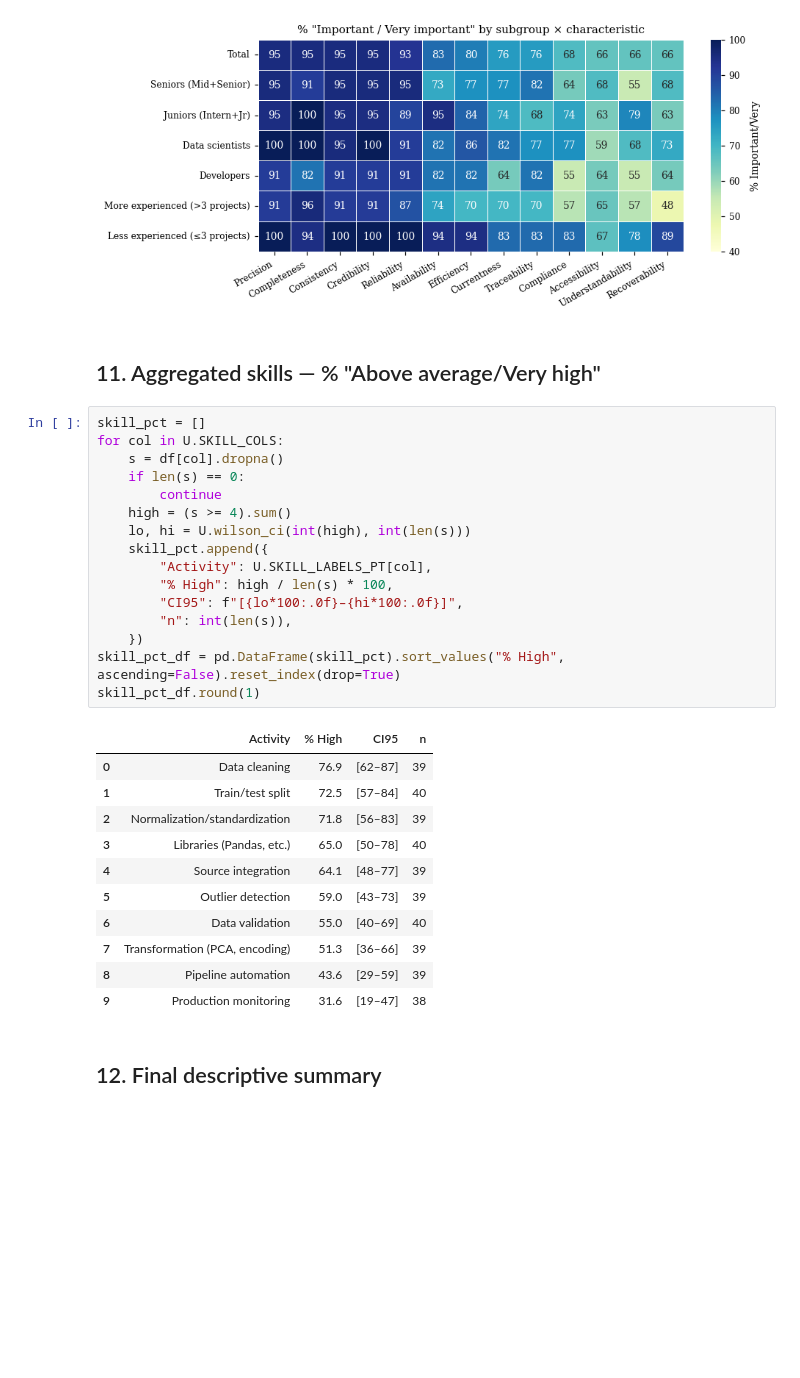
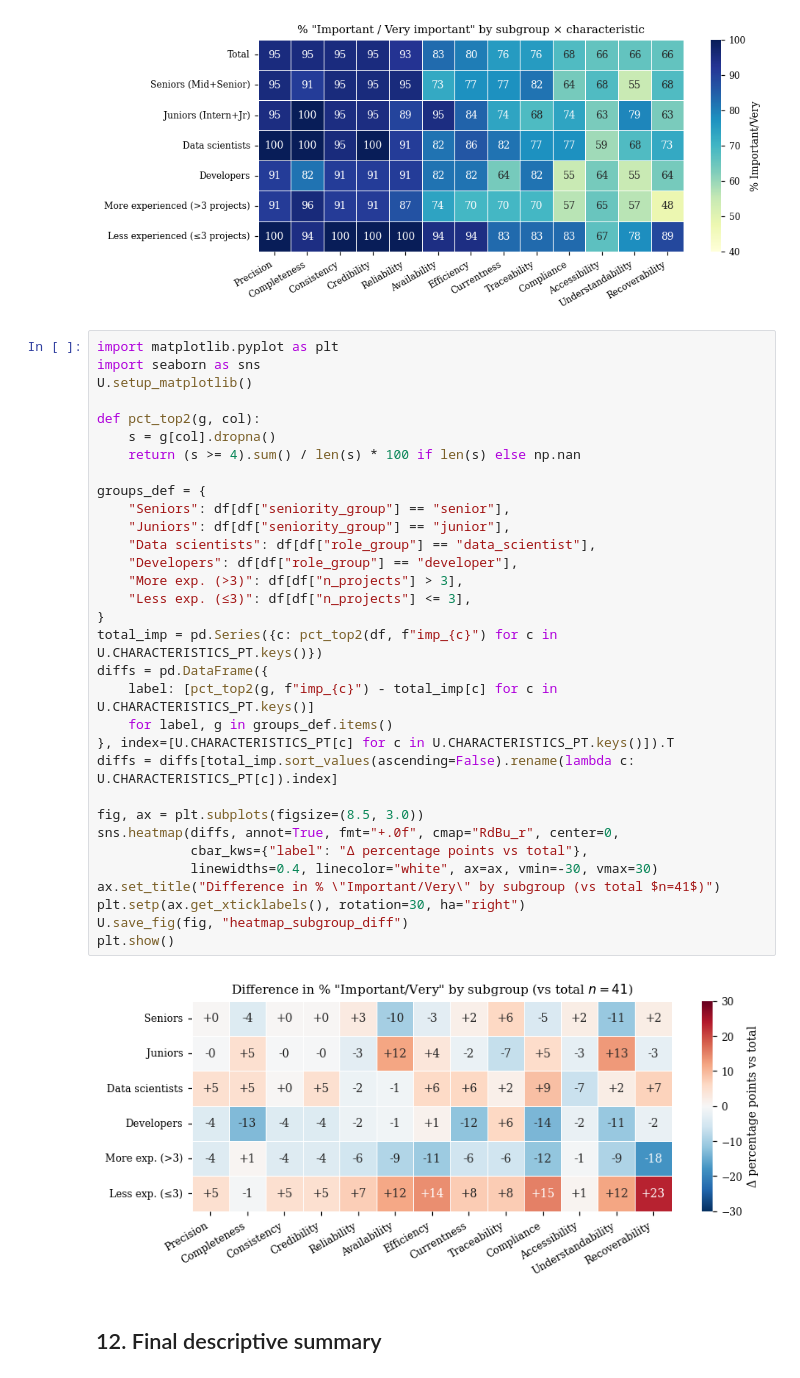
Before and after one commit to reset-ufc/data-quality-requirements-ml-systems, a Jupyter notebook: notebooks/02_descriptive.ipynb, the cells around one changed output. Cells and saved outputs as stored; diff of their text form; blank space fills up the shorter version.

```diff
--- a/notebooks/02_descriptive.ipynb
+++ b/notebooks/02_descriptive.ipynb
@@ -456,36 +492,40 @@ U.save_fig(fig, "heatmap_importance_subgroups")
 plt.show()
 # %% [output]
 [figure]
-# %% [markdown]
-## 11. Aggregated skills — % "Above average/Very high"
-# %%
-skill_pct = []
-for col in U.SKILL_COLS:
-    s = df[col].dropna()
-    if len(s) == 0:
-        continue
-    high = (s >= 4).sum()
-    lo, hi = U.wilson_ci(int(high), int(len(s)))
-    skill_pct.append({
-        "Activity": U.SKILL_LABELS_PT[col],
-        "% High": high / len(s) * 100,
-        "CI95": f"[{lo*100:.0f}–{hi*100:.0f}]",
-        "n": int(len(s)),
-    })
-skill_pct_df = pd.DataFrame(skill_pct).sort_values("% High", ascending=False).reset_index(drop=True)
-skill_pct_df.round(1)
-# %% [output]
-|  | Activity | % High | CI95 | n |
-| 0 | Data cleaning | 76.9 | [62–87] | 39 |
-| 1 | Train/test split | 72.5 | [57–84] | 40 |
-| 2 | Normalization/standardization | 71.8 | [56–83] | 39 |
-| 3 | Libraries (Pandas, etc.) | 65.0 | [50–78] | 40 |
-| 4 | Source integration | 64.1 | [48–77] | 39 |
-| 5 | Outlier detection | 59.0 | [43–73] | 39 |
-| 6 | Data validation | 55.0 | [40–69] | 40 |
-| 7 | Transformation (PCA, encoding) | 51.3 | [36–66] | 39 |
-| 8 | Pipeline automation | 43.6 | [29–59] | 39 |
-| 9 | Production monitoring | 31.6 | [19–47] | 38 |
+# %%
+import matplotlib.pyplot as plt
+import seaborn as sns
+U.setup_matplotlib()
+
+def pct_top2(g, col):
+    s = g[col].dropna()
+    return (s >= 4).sum() / len(s) * 100 if len(s) else np.nan
+
+groups_def = {
+    "Seniors": df[df["seniority_group"] == "senior"],
+    "Juniors": df[df["seniority_group"] == "junior"],
+    "Data scientists": df[df["role_group"] == "data_scientist"],
+    "Developers": df[df["role_group"] == "developer"],
+    "More exp. (>3)": df[df["n_projects"] > 3],
+    "Less exp. (≤3)": df[df["n_projects"] <= 3],
+}
+total_imp = pd.Series({c: pct_top2(df, f"imp_{c}") for c in U.CHARACTERISTICS_PT.keys()})
+diffs = pd.DataFrame({
+    label: [pct_top2(g, f"imp_{c}") - total_imp[c] for c in U.CHARACTERISTICS_PT.keys()]
+    for label, g in groups_def.items()
+}, index=[U.CHARACTERISTICS_PT[c] for c in U.CHARACTERISTICS_PT.keys()]).T
+diffs = diffs[total_imp.sort_values(ascending=False).rename(lambda c: U.CHARACTERISTICS_PT[c]).index]
+
+fig, ax = plt.subplots(figsize=(8.5, 3.0))
+sns.heatmap(diffs, annot=True, fmt="+.0f", cmap="RdBu_r", center=0,
+            cbar_kws={"label": "Δ percentage points vs total"},
+            linewidths=0.4, linecolor="white", ax=ax, vmin=-30, vmax=30)
+ax.set_title("Difference in % \"Important/Very\" by subgroup (vs total $n=41$)")
+plt.setp(ax.get_xticklabels(), rotation=30, ha="right")
+U.save_fig(fig, "heatmap_subgroup_diff")
+plt.show()
+# %% [output]
+[figure, added]
 # %% [markdown]
 ## 12. Final descriptive summary
 # %%
```
Also changed, not shown: parts of 21 cells of this notebook.
